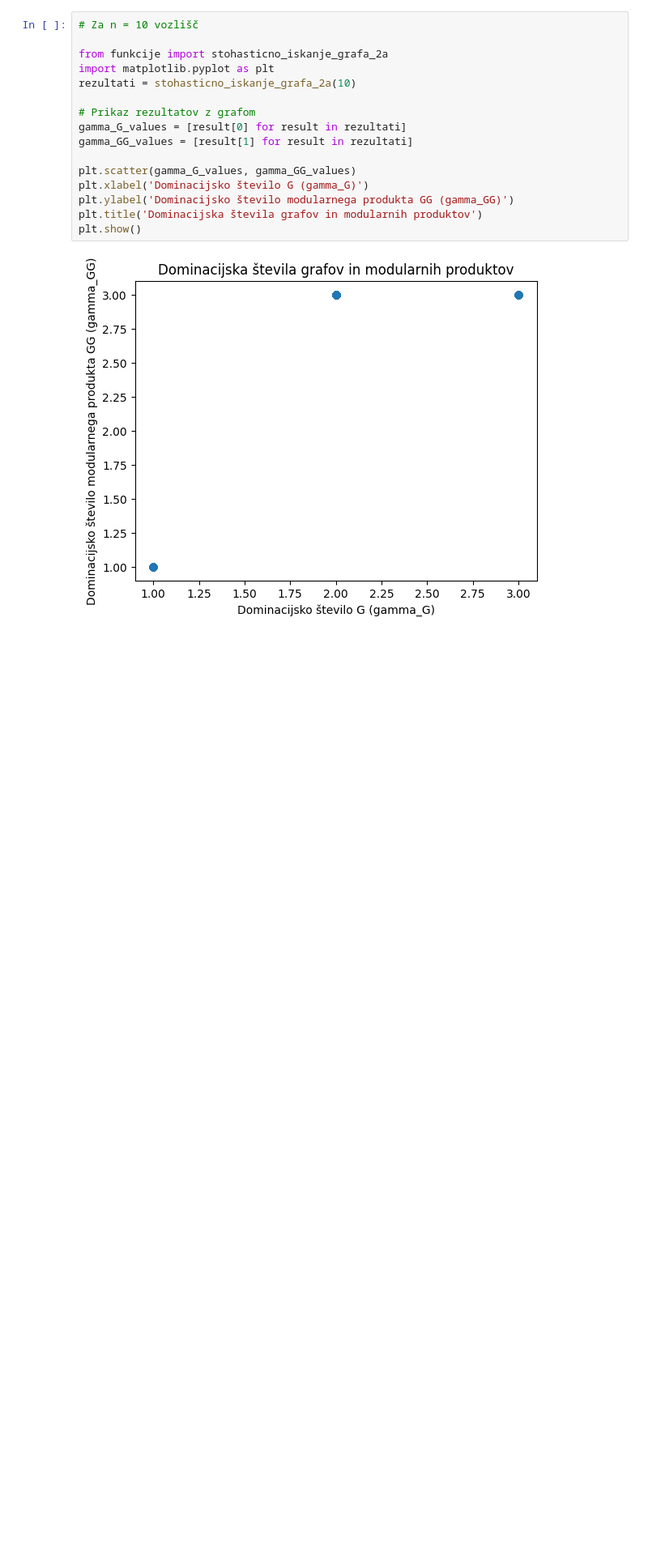
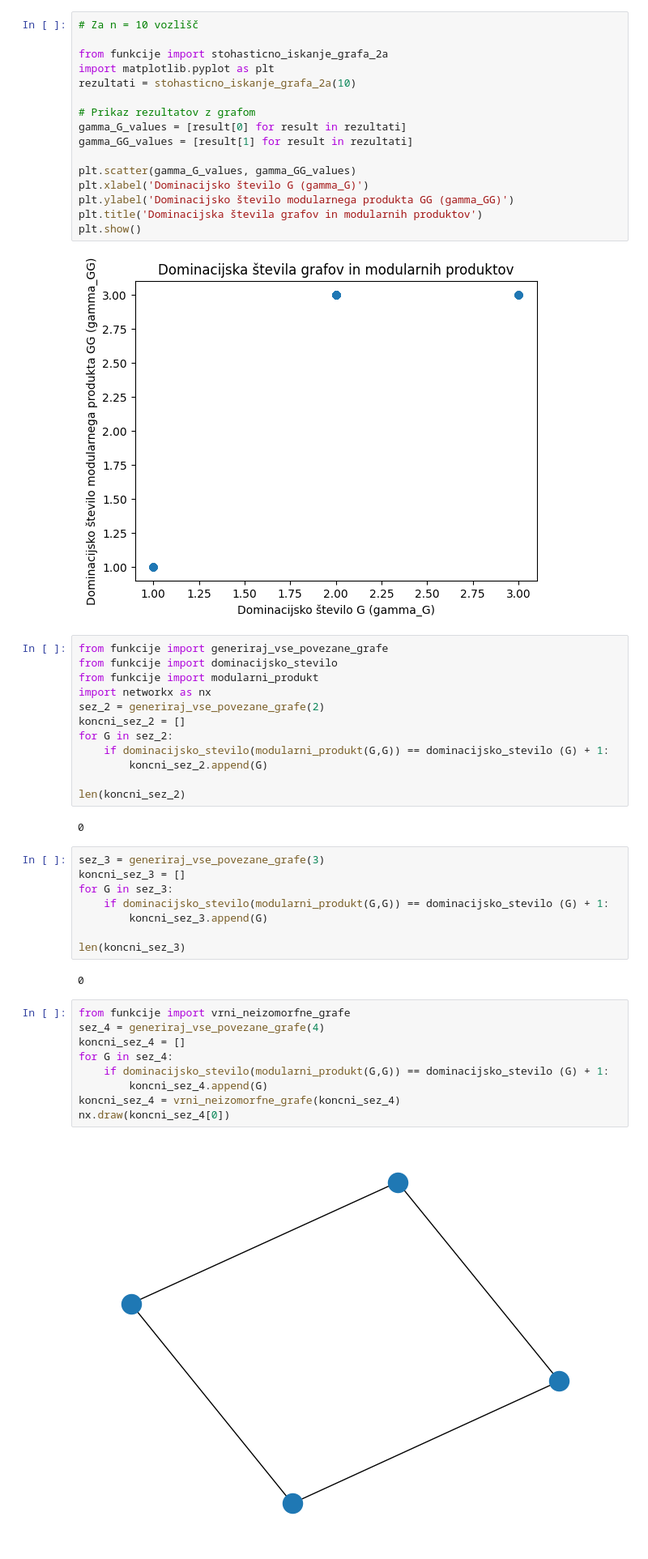
Before and after one commit to reneturk/Domination-on-modular-product-graphs, a Jupyter notebook: fp_or_projekt.ipynb, the cells around one changed output. Shown at 81% size. Cells and saved outputs as stored; diff of their text form; blank space fills up the shorter version.

```diff
--- a/fp_or_projekt.ipynb
+++ b/fp_or_projekt.ipynb
@@ -509,3 +509,38 @@ plt.title('Dominacijska števila grafov in modularnih produktov')
 plt.show()
 # %% [output]
 [figure]
+# %%
+from funkcije import generiraj_vse_povezane_grafe
+from funkcije import dominacijsko_stevilo
+from funkcije import modularni_produkt
+import networkx as nx
+sez_2 = generiraj_vse_povezane_grafe(2)
+koncni_sez_2 = []
+for G in sez_2:
+    if dominacijsko_stevilo(modularni_produkt(G,G)) == dominacijsko_stevilo (G) + 1:
+        koncni_sez_2.append(G)
+
+len(koncni_sez_2)
+# %% [output]
+0
+# %%
+sez_3 = generiraj_vse_povezane_grafe(3)
+koncni_sez_3 = []
+for G in sez_3:
+    if dominacijsko_stevilo(modularni_produkt(G,G)) == dominacijsko_stevilo (G) + 1:
+        koncni_sez_3.append(G)
+
+len(koncni_sez_3)
+# %% [output]
+0
+# %%
+from funkcije import vrni_neizomorfne_grafe
+sez_4 = generiraj_vse_povezane_grafe(4)
+koncni_sez_4 = []
+for G in sez_4:
+    if dominacijsko_stevilo(modularni_produkt(G,G)) == dominacijsko_stevilo (G) + 1:
+        koncni_sez_4.append(G)
+koncni_sez_4 = vrni_neizomorfne_grafe(koncni_sez_4)
+nx.draw(koncni_sez_4[0])
+# %% [output]
+[figure, added]
```
Also changed, not shown: parts of 20 cells of this notebook, 3 other files.
